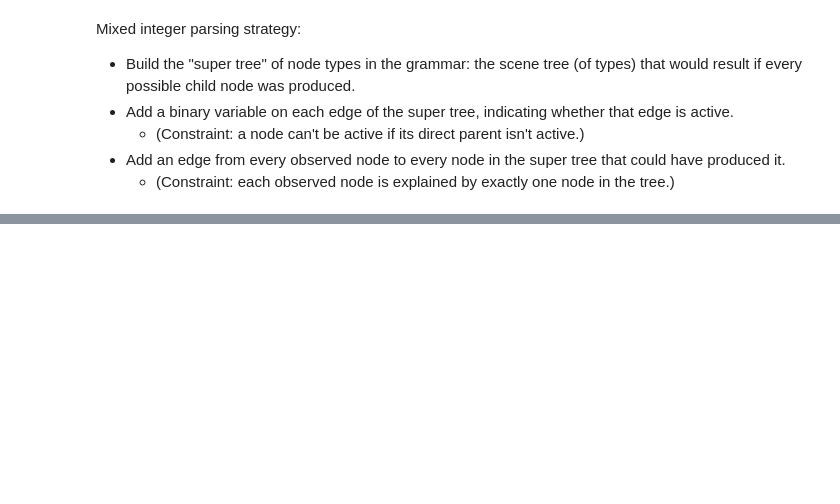
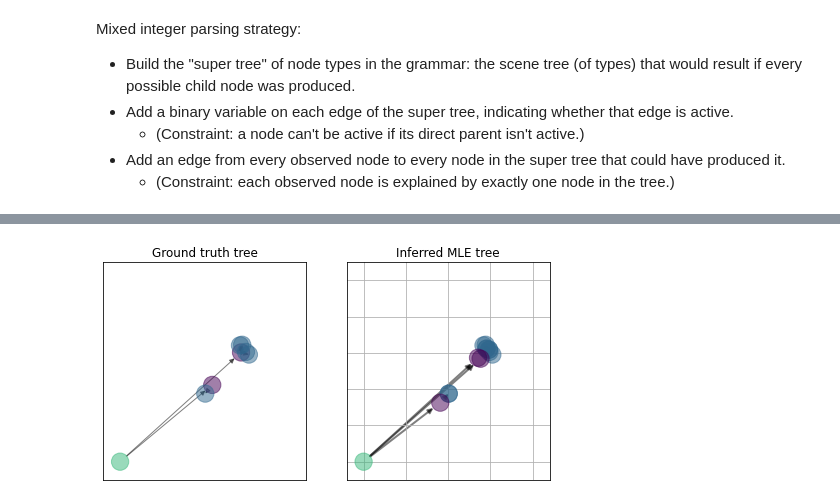
Before and after one commit to gizatt/spatial_scene_grammars, a Jupyter notebook: sandbox/mi_scene_parsing.ipynb, the cells around one changed output, grey strips where cells are left out. Saved outputs shown, nothing was run; the diff lists cells and outputs as text; code cells hidden in the pictures; blank space fills up the shorter version.

```diff
--- a/sandbox/mi_scene_parsing.ipynb
+++ b/sandbox/mi_scene_parsing.ipynb
@@ -208,0 +380,67 @@ RuntimeError: Could not create Gurobi environment because Gurobi returned code 1
+# %%
+# Draws the optimized tree in the optimized positions.
+# Draws the super-tree to the left
+def draw_mle_tree(inference_results):
+    super_tree = inference_results.super_tree
+    observed_nodes = inference_results.observed_nodes
+    result = inference_results.optim_result
+
+    drawing_tree = nx.DiGraph()
+
+    for observed_node in observed_nodes:
+        copy_node = deepcopy(observed_node)
+        copy_node.type = observed_node.type
+        drawing_tree.add_node(copy_node)
+        possible_sources = [n for n in super_tree if n.type == observed_node.type]
+        if not np.isclose(np.sum(result.GetSolution(observed_node.source_actives)), 1.):
+            print("WARN: observed node at %s not explained by MLE sol." % observed_node.x)
+        for k, s in enumerate(possible_sources):
+            if result.GetSolution(observed_node.source_actives[k]):
+                drawing_tree.add_node(s)
+                drawing_tree.add_edge(s, copy_node)
+
+    for node in super_tree:
+        if result.GetSolution(node.active):
+            drawing_tree.add_node(node)
+            parents = list(super_tree.predecessors(node))
+            assert len(parents) <= 1
+            if len(parents) == 1:
+                parent = parents[0]
+                assert result.GetSolution(parent.active)
+                drawing_tree.add_edge(parent, node)
+
+    pos = {}
+    for n in drawing_tree:
+        if hasattr(n, "active"):
+            pos[n] = result.GetSolution(n.x_optim)
+        else:
+            pos[n] = n.x
+
+
+    unique_types = sorted(list(set([n.type for n in drawing_tree])))
+    n_types = len(unique_types)
+    cm = plt.get_cmap("viridis")
+    color_mapping = {unique_type: cm(float(k)/n_types) for k, unique_type in enumerate(unique_types)}
+    nx.draw_networkx(
+        drawing_tree,
+        with_labels=False,
+        pos=pos,
+        alpha=0.5,
+        node_color=[color_mapping[node.type] for node in drawing_tree],
+        width=2,
+        #node_size = [unique_types.index(node.type)*100 for node in drawing_tree]
+    )
+    plt.gca().set_xlim([-0.1, 1.1])
+    plt.gca().set_ylim([-0.1, 1.1])
+
+
+plt.figure().set_size_inches(8, 4)
+plt.subplot(1, 2, 1)
+draw_tree(example_tree)
+plt.title("Ground truth tree")
+plt.subplot(1, 2, 2)
+draw_mle_tree(inference_results)
+plt.title("Inferred MLE tree")
+plt.grid(True)
+# %% [output]
+[figure, added]
```
Also changed, not shown: parts of 6 cells of this notebook.
